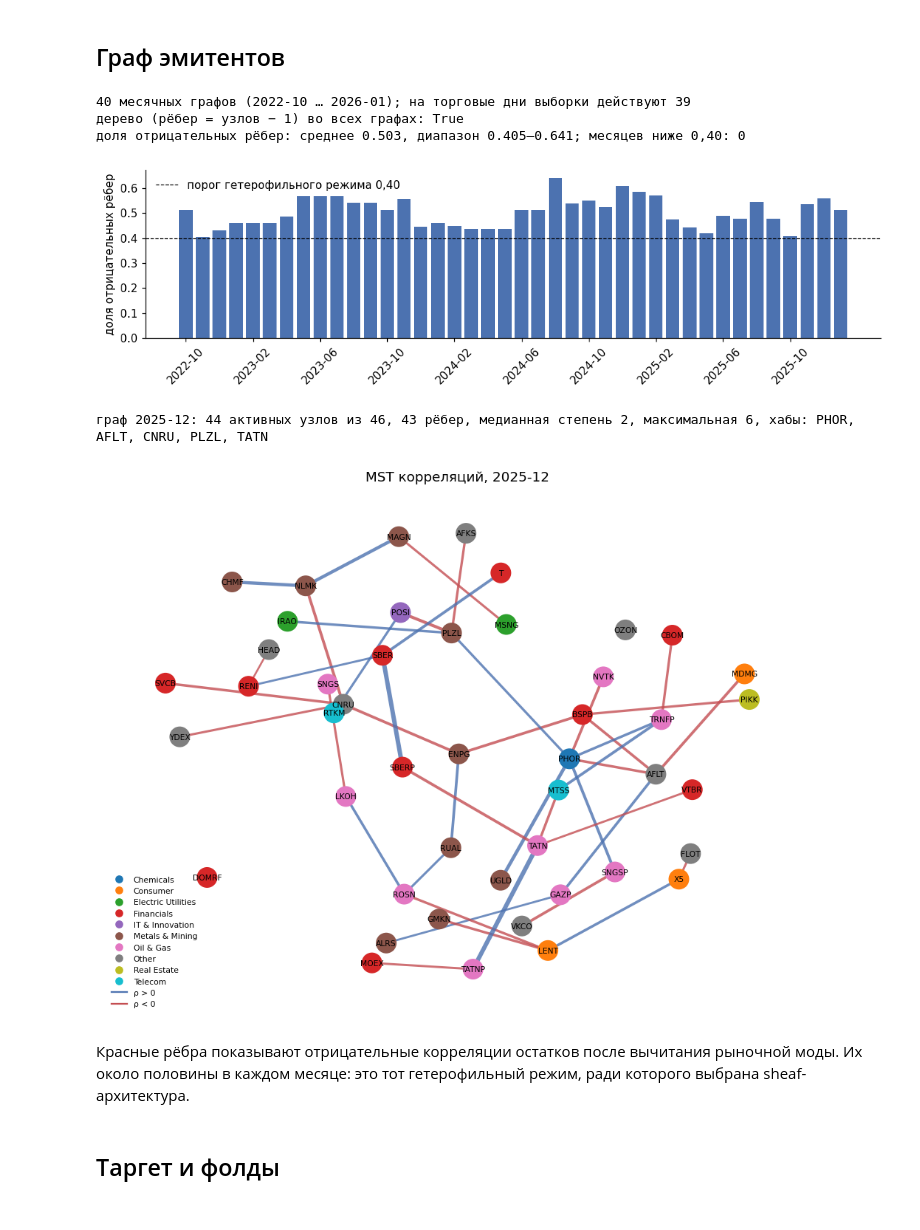
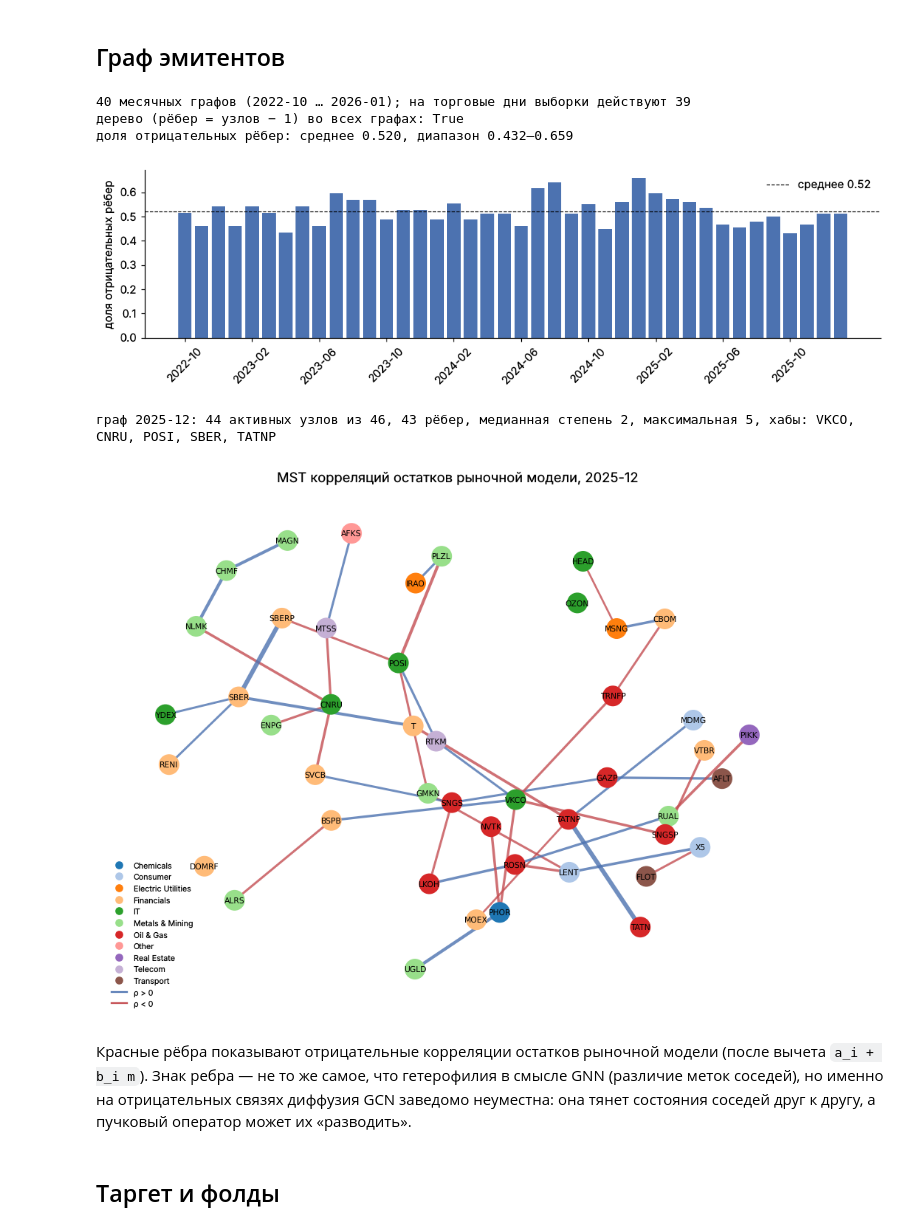
Before and after one commit to SwanGibbon/CourseWork, a Jupyter notebook: 01_data.ipynb, the cells around one changed output. Cells and saved outputs as stored; diff of their text form; code cells hidden in the pictures.

```diff
--- a/01_data.ipynb
+++ b/01_data.ipynb
@@ -87,50 +89,53 @@ neg = meta['n_neg'] / meta['n_edges']
 print(f'{len(meta)} месячных графов ({meta.month_bucket.iloc[0]} … {meta.month_bucket.iloc[-1]}); '
       f'на торговые дни выборки действуют {d2m.month_bucket.nunique()}')
 print(f'дерево (рёбер = узлов − 1) во всех графах: {(meta.n_edges == meta.n_active_nodes - 1).all()}')
-print(f'доля отрицательных рёбер: среднее {neg.mean():.3f}, диапазон {neg.min():.3f}–{neg.max():.3f}; '
-      f'месяцев ниже 0,40: {(neg < 0.4).sum()}')
+print(f'доля отрицательных рёбер: среднее {neg.mean():.3f}, диапазон {neg.min():.3f}–{neg.max():.3f}')
 
 fig, ax = plt.subplots(figsize=(10, 3))
 ax.bar(meta['month_bucket'], neg, color='#4C72B0')
-ax.axhline(0.4, ls='--', c='k', lw=0.8, label='порог гетерофильного режима 0,40')
+ax.axhline(neg.mean(), ls='--', c='k', lw=0.8, label=f'среднее {neg.mean():.2f}')
 ax.set_ylabel('доля отрицательных рёбер'); ax.set_xticks(ax.get_xticks()[::4]); ax.tick_params(axis='x', rotation=45)
 ax.legend(frameon=False); fig.tight_layout(); fig.savefig(FIG / 'graph_negative_share.png'); plt.show()
 # %% [output]
 40 месячных графов (2022-10 … 2026-01); на торговые дни выборки действуют 39
 дерево (рёбер = узлов − 1) во всех графах: True
-доля отрицательных рёбер: среднее 0.503, диапазон 0.405–0.641; месяцев ниже 0,40: 0
+доля отрицательных рёбер: среднее 0.520, диапазон 0.432–0.659
-[figure, old version]
+[figure, new version]
 # %%
 edges = pd.read_csv(DATA / 'graph_edges_corr.csv')
 nodes = pd.read_csv(DATA / 'graph_nodes.csv')
 last = d2m['month_bucket'].max()                                  # последний месяц, действующий на данные
 e = edges[edges['month_bucket'] == last]
 G = nx.Graph()
 G.add_nodes_from(nodes['node_id'])
 G.add_edges_from(zip(e['src'], e['dst']))
 deg = pd.Series(dict(G.degree()))
 hubs = nodes.set_index('node_id').loc[deg.nlargest(5).index, 'SECID'].tolist()
 print(f'граф {last}: {(deg > 0).sum()} активных узлов из {G.number_of_nodes()}, {G.number_of_edges()} рёбер, '
       f'медианная степень {deg[deg > 0].median():.0f}, максимальная {deg.max()}, хабы: {", ".join(hubs)}')
 
-sectors = sorted(nodes['SECTOR'].unique()); palette = plt.get_cmap('tab10')
+sectors = sorted(nodes['SECTOR'].unique()); palette = plt.get_cmap('tab20')
 color = {s: palette(i) for i, s in enumerate(sectors)}
 pos = nx.spring_layout(G, seed=42, k=0.6)
 fig, ax = plt.subplots(figsize=(9, 7))
-nx.draw_networkx_edges(G, pos, ax=ax, width=[1 + 3 * a for a in e['abs_corr']],
+nx.draw_networkx_edges(G, pos, ax=ax, edgelist=list(zip(e['src'], e['dst'])), width=[1 + 3 * a for a in e['abs_corr']],
                        edge_color=['#C44E52' if s < 0 else '#4C72B0' for s in e['sign']], alpha=0.8)
-nx.draw_networkx_nodes(G, pos, ax=ax, node_size=300, node_color=[color[s] for s in nodes['SECTOR']])
+nx.draw_networkx_nodes(G, pos, ax=ax, nodelist=nodes['node_id'].tolist(), node_size=300,
+                       node_color=[color[s] for s in nodes['SECTOR']])
 nx.draw_networkx_labels(G, pos, labels=dict(zip(nodes['node_id'], nodes['SECID'])), ax=ax, font_size=7)
 ax.legend(handles=[plt.Line2D([], [], marker='o', ls='', color=color[s], label=s) for s in sectors] +
                   [plt.Line2D([], [], color='#4C72B0', label='ρ > 0'), plt.Line2D([], [], color='#C44E52', label='ρ < 0')],
           fontsize=7, loc='lower left', frameon=False)
-ax.set_title(f'MST корреляций, {last}'); ax.axis('off'); fig.tight_layout(); fig.savefig(FIG / 'mst_last_month.png'); plt.show()
+ax.set_title(f'MST корреляций остатков рыночной модели, {last}'); ax.axis('off'); fig.tight_layout()
+fig.savefig(FIG / 'mst_last_month.png'); plt.show()
 # %% [output]
-граф 2025-12: 44 активных узлов из 46, 43 рёбер, медианная степень 2, максимальная 6, хабы: PHOR, AFLT, CNRU, PLZL, TATN
+граф 2025-12: 44 активных узлов из 46, 43 рёбер, медианная степень 2, максимальная 5, хабы: VKCO, CNRU, POSI, SBER, TATNP
-[figure, old version]
+[figure, new version]
 # %% [markdown]
-Красные рёбра показывают отрицательные корреляции остатков после вычитания рыночной моды. Их около
-половины в каждом месяце: это тот гетерофильный режим, ради которого выбрана sheaf-архитектура.
+Красные рёбра показывают отрицательные корреляции остатков рыночной модели (после вычета
+`a_i + b_i m`). Знак ребра — не то же самое, что гетерофилия в смысле GNN (различие меток соседей),
+но именно на отрицательных связях диффузия GCN заведомо неуместна: она тянет состояния соседей
+друг к другу, а пучковый оператор может их «разводить».
 # %% [markdown]
 ## Таргет и фолды
 # %%
```
Also changed, not shown: parts of 7 cells of this notebook, 10 other files.
